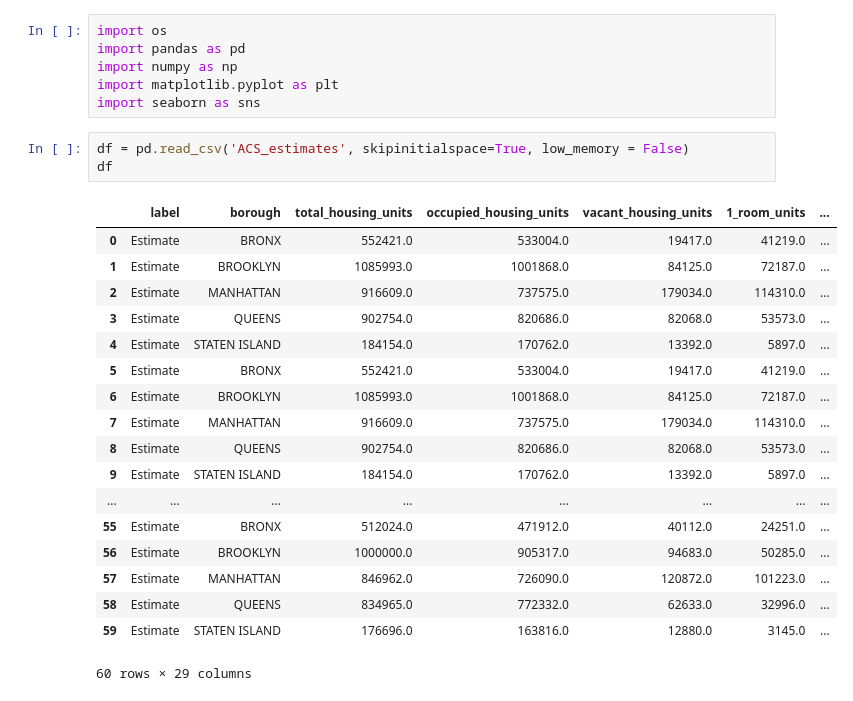
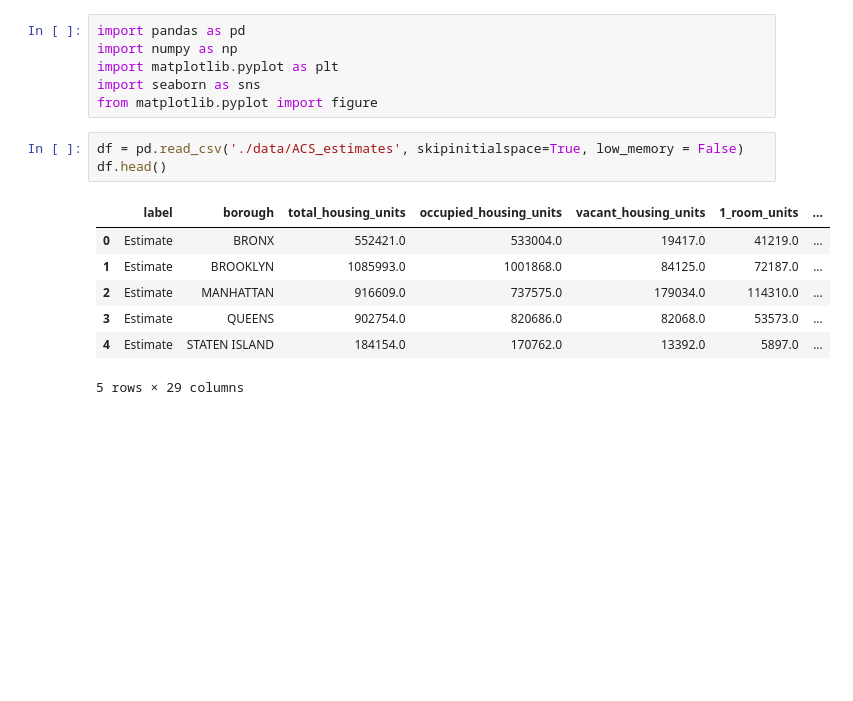
Before and after one commit to hpuma/Airbnb_Rental_Project, a Jupyter notebook: ACS EDA.ipynb, the cells around one changed output. Saved outputs shown, nothing was run; the diff lists cells and outputs as text; blank space fills up the shorter version.

```diff
--- a/ACS EDA.ipynb
+++ b/ACS EDA.ipynb
@@ -1,28 +1,17 @@
 # %%
-import os
 import pandas as pd
 import numpy as np
 import matplotlib.pyplot as plt
 import seaborn as sns
+from matplotlib.pyplot import figure
 # %%
-df = pd.read_csv('ACS_estimates', skipinitialspace=True, low_memory = False)
-df
+df = pd.read_csv('./data/ACS_estimates', skipinitialspace=True, low_memory = False)
+df.head()
 # %% [output]
 |  | label | borough | total_housing_units | occupied_housing_units | vacant_housing_units | 1_room_units | ... |
 | 0 | Estimate | BRONX | 552421.0 | 533004.0 | 19417.0 | 41219.0 | ... |
 | 1 | Estimate | BROOKLYN | 1085993.0 | 1001868.0 | 84125.0 | 72187.0 | ... |
 | 2 | Estimate | MANHATTAN | 916609.0 | 737575.0 | 179034.0 | 114310.0 | ... |
 | 3 | Estimate | QUEENS | 902754.0 | 820686.0 | 82068.0 | 53573.0 | ... |
 | 4 | Estimate | STATEN ISLAND | 184154.0 | 170762.0 | 13392.0 | 5897.0 | ... |
-| 5 | Estimate | BRONX | 552421.0 | 533004.0 | 19417.0 | 41219.0 | ... |
-| 6 | Estimate | BROOKLYN | 1085993.0 | 1001868.0 | 84125.0 | 72187.0 | ... |
-| 7 | Estimate | MANHATTAN | 916609.0 | 737575.0 | 179034.0 | 114310.0 | ... |
-| 8 | Estimate | QUEENS | 902754.0 | 820686.0 | 82068.0 | 53573.0 | ... |
-| 9 | Estimate | STATEN ISLAND | 184154.0 | 170762.0 | 13392.0 | 5897.0 | ... |
-| ... | ... | ... | ... | ... | ... | ... | ... |
-| 55 | Estimate | BRONX | 512024.0 | 471912.0 | 40112.0 | 24251.0 | ... |
-| 56 | Estimate | BROOKLYN | 1000000.0 | 905317.0 | 94683.0 | 50285.0 | ... |
-| 57 | Estimate | MANHATTAN | 846962.0 | 726090.0 | 120872.0 | 101223.0 | ... |
-| 58 | Estimate | QUEENS | 834965.0 | 772332.0 | 62633.0 | 32996.0 | ... |
-| 59 | Estimate | STATEN ISLAND | 176696.0 | 163816.0 | 12880.0 | 3145.0 | ... |
-60 rows × 29 columns
+5 rows × 29 columns
```
Also changed, not shown: parts of 13 cells of this notebook.
